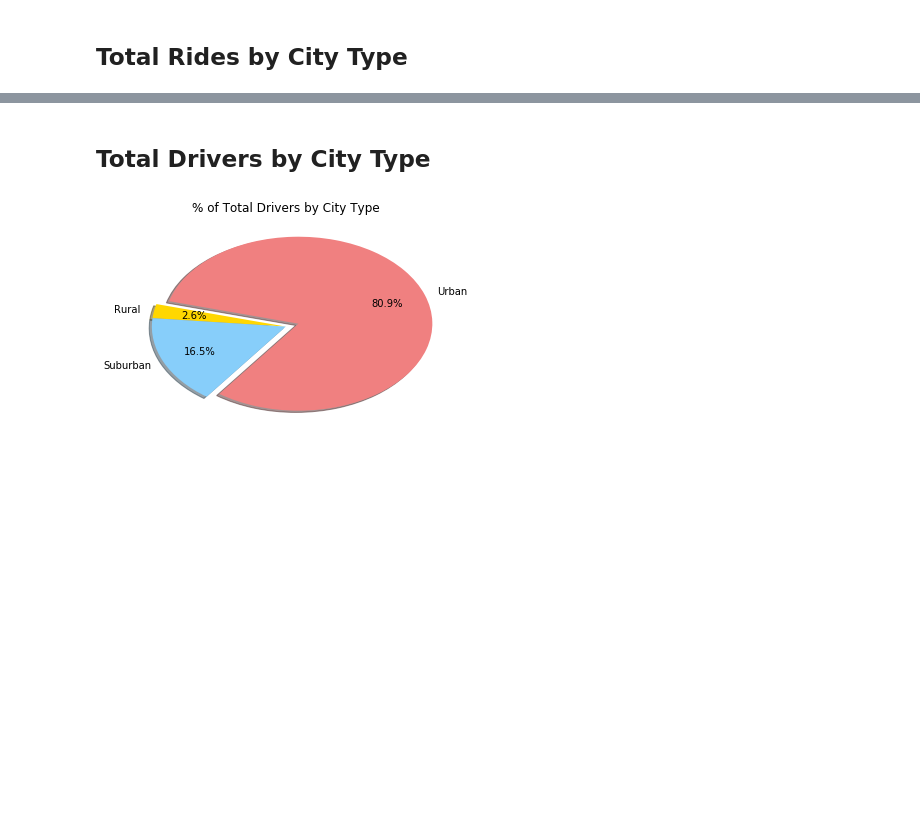
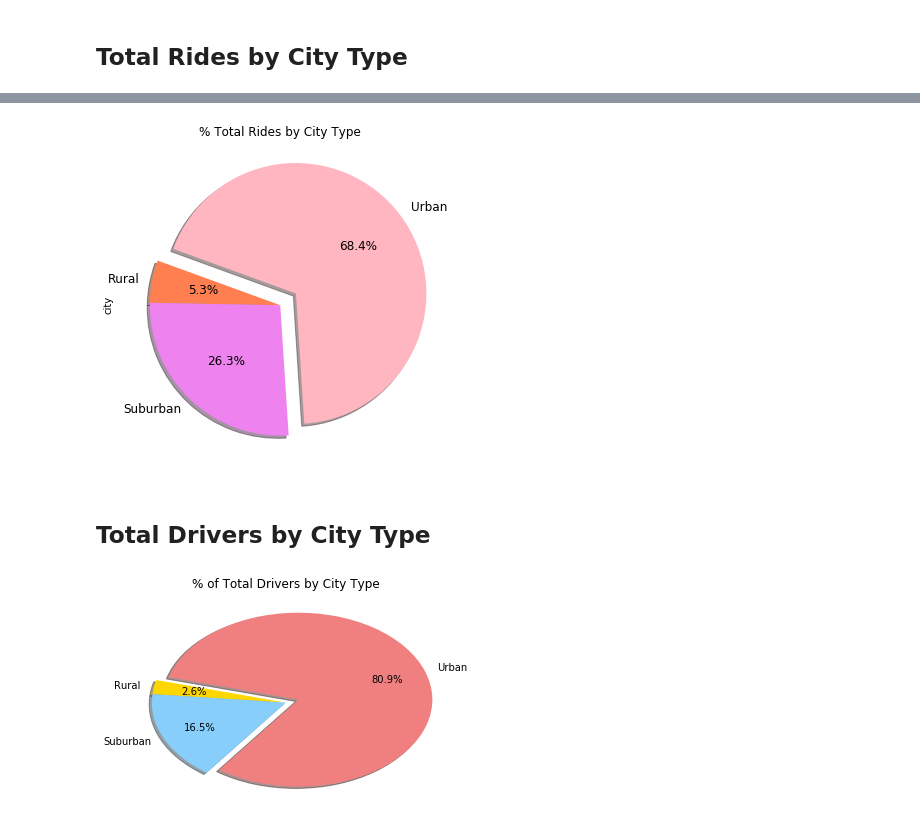
Before and after one commit to SmirnovaAlina/Matplotlib-Python, a Jupyter notebook: Pyber/pyber_starter.ipynb, the cells around one changed output, grey strips where cells are left out. Saved outputs shown, nothing was run; the diff lists cells and outputs as text; code cells hidden in the pictures; blank space fills up the shorter version.

```diff
--- a/Pyber/pyber_starter.ipynb
+++ b/Pyber/pyber_starter.ipynb
@@ -92,3 +79,14 @@ plt.show()
+# %%
+# Calculate Ride Percents
+total_by_type = groupby_type.count()
+type_sum = total_by_type["city"].sum()
+percents = round((total_by_type["city"]/type_sum)*100, 2)
+df_per = percents.to_frame(name=None)
+city_type = df_per.keys()
+total_rides_pie = df_per.plot(kind="pie", y=city_type, shadow=True, autopct="%1.1f%%", fontsize=12, figsize=(6,6), colors=["coral", "violet", "lightpink"], startangle=160, explode=[0, 0, 0.15], title="% Total Rides by City Type", legend=False)
+plt.savefig("../Pyber/% Total Rides by City Type.png")
+# %% [output]
+[figure, added]
 # %% [markdown]
 ## Total Drivers by City Type
 # %%
```
Also changed, not shown: parts of 4 cells of this notebook, 2 other files.
